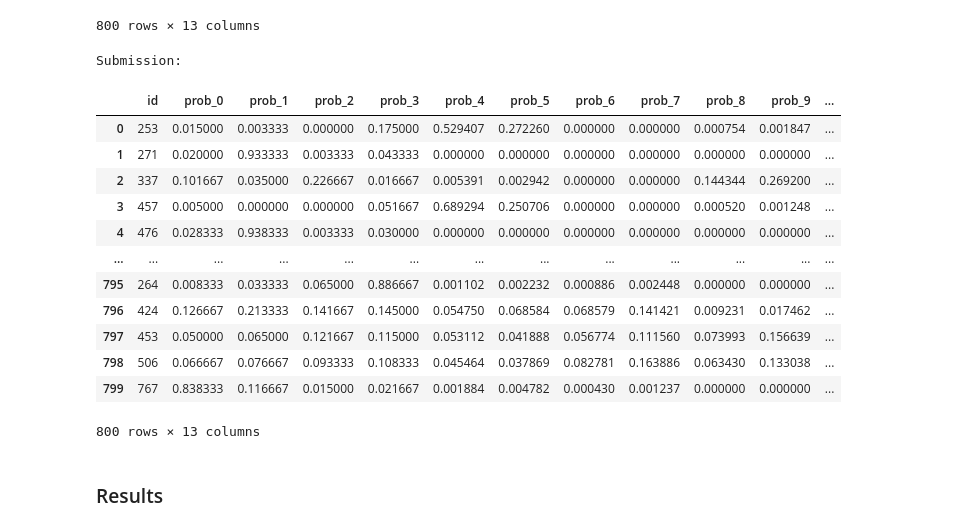
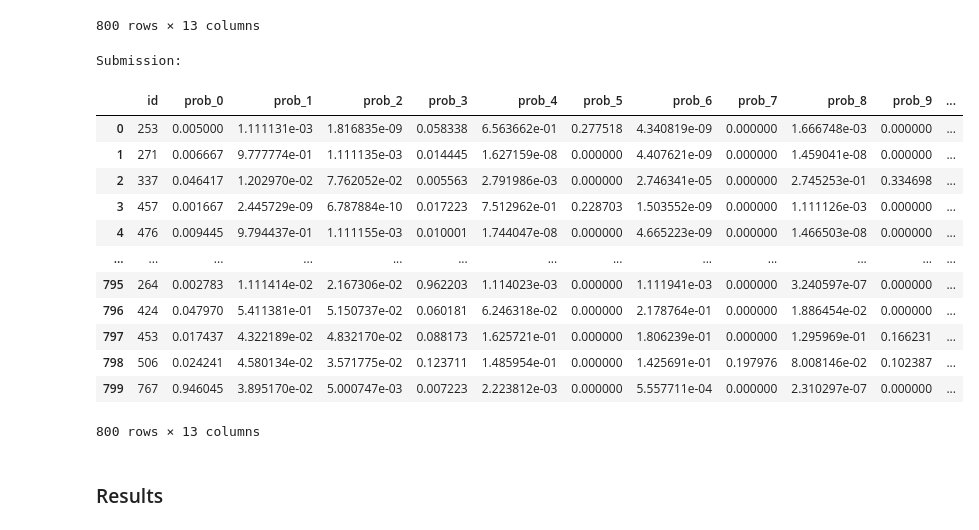
Before and after one commit to Andreavisi1/Challenge_B1_PHM_North_America_2023, a Jupyter notebook: main.ipynb, the cells around one changed output. Saved outputs shown, nothing was run; the diff lists cells and outputs as text; code cells hidden in the pictures.

```diff
--- a/main.ipynb
+++ b/main.ipynb
@@ -438,32 +347,32 @@ Submission:
 # %%
 import utils.submission_generator
 importlib.reload(utils.submission_generator)
 from utils.submission_generator import SubmissionGenerator
 
 generator = SubmissionGenerator()
 submission_df, info = generator.create_submission_simple(
-     X_tr, y_tr, X_te, test_df, best_model, conf_thresh=0.6, contamination=0.05, alpha=0.8
+     X_tr, y_tr, X_te, test_df, best_model, conf_thresh=0.5, contamination=0.05, alpha=0.7
  )
 
 # -------------------------
 # Risultati
 # -------------------------
 print("Submission:")
 submission_df
 # %% [output]
 Submission:
 |  | id | prob_0 | prob_1 | prob_2 | prob_3 | prob_4 | prob_5 | prob_6 | prob_7 | prob_8 | prob_9 | ... |
-| 0 | 253 | 0.015000 | 0.003333 | 0.000000 | 0.175000 | 0.529407 | 0.272260 | 0.000000 | 0.000000 | 0.000754 | 0.001847 | ... |
-| 1 | 271 | 0.020000 | 0.933333 | 0.003333 | 0.043333 | 0.000000 | 0.000000 | 0.000000 | 0.000000 | 0.000000 | 0.000000 | ... |
-| 2 | 337 | 0.101667 | 0.035000 | 0.226667 | 0.016667 | 0.005391 | 0.002942 | 0.000000 | 0.000000 | 0.144344 | 0.269200 | ... |
-| 3 | 457 | 0.005000 | 0.000000 | 0.000000 | 0.051667 | 0.689294 | 0.250706 | 0.000000 | 0.000000 | 0.000520 | 0.001248 | ... |
-| 4 | 476 | 0.028333 | 0.938333 | 0.003333 | 0.030000 | 0.000000 | 0.000000 | 0.000000 | 0.000000 | 0.000000 | 0.000000 | ... |
+| 0 | 253 | 0.005000 | 1.111131e-03 | 1.816835e-09 | 0.058338 | 6.563662e-01 | 0.277518 | 4.340819e-09 | 0.000000 | 1.666748e-03 | 0.000000 | ... |
+| 1 | 271 | 0.006667 | 9.777774e-01 | 1.111135e-03 | 0.014445 | 1.627159e-08 | 0.000000 | 4.407621e-09 | 0.000000 | 1.459041e-08 | 0.000000 | ... |
+| 2 | 337 | 0.046417 | 1.202970e-02 | 7.762052e-02 | 0.005563 | 2.791986e-03 | 0.000000 | 2.746341e-05 | 0.000000 | 2.745253e-01 | 0.334698 | ... |
+| 3 | 457 | 0.001667 | 2.445729e-09 | 6.787884e-10 | 0.017223 | 7.512962e-01 | 0.228703 | 1.503552e-09 | 0.000000 | 1.111126e-03 | 0.000000 | ... |
+| 4 | 476 | 0.009445 | 9.794437e-01 | 1.111155e-03 | 0.010001 | 1.744047e-08 | 0.000000 | 4.665223e-09 | 0.000000 | 1.466503e-08 | 0.000000 | ... |
 | ... | ... | ... | ... | ... | ... | ... | ... | ... | ... | ... | ... | ... |
-| 795 | 264 | 0.008333 | 0.033333 | 0.065000 | 0.886667 | 0.001102 | 0.002232 | 0.000886 | 0.002448 | 0.000000 | 0.000000 | ... |
-| 796 | 424 | 0.126667 | 0.213333 | 0.141667 | 0.145000 | 0.054750 | 0.068584 | 0.068579 | 0.141421 | 0.009231 | 0.017462 | ... |
-| 797 | 453 | 0.050000 | 0.065000 | 0.121667 | 0.115000 | 0.053112 | 0.041888 | 0.056774 | 0.111560 | 0.073993 | 0.156639 | ... |
-| 798 | 506 | 0.066667 | 0.076667 | 0.093333 | 0.108333 | 0.045464 | 0.037869 | 0.082781 | 0.163886 | 0.063430 | 0.133038 | ... |
-| 799 | 767 | 0.838333 | 0.116667 | 0.015000 | 0.021667 | 0.001884 | 0.004782 | 0.000430 | 0.001237 | 0.000000 | 0.000000 | ... |
+| 795 | 264 | 0.002783 | 1.111414e-02 | 2.167306e-02 | 0.962203 | 1.114023e-03 | 0.000000 | 1.111941e-03 | 0.000000 | 3.240597e-07 | 0.000000 | ... |
+| 796 | 424 | 0.047970 | 5.411381e-01 | 5.150737e-02 | 0.060181 | 6.246318e-02 | 0.000000 | 2.178764e-01 | 0.000000 | 1.886454e-02 | 0.000000 | ... |
+| 797 | 453 | 0.017437 | 4.322189e-02 | 4.832170e-02 | 0.088173 | 1.625721e-01 | 0.000000 | 1.806239e-01 | 0.000000 | 1.295969e-01 | 0.166231 | ... |
+| 798 | 506 | 0.024241 | 4.580134e-02 | 3.571775e-02 | 0.123711 | 1.485954e-01 | 0.000000 | 1.425691e-01 | 0.197976 | 8.008146e-02 | 0.102387 | ... |
+| 799 | 767 | 0.946045 | 3.895170e-02 | 5.000747e-03 | 0.007223 | 2.223812e-03 | 0.000000 | 5.557711e-04 | 0.000000 | 2.310297e-07 | 0.000000 | ... |
 800 rows × 13 columns
 # %% [markdown]
 ### Results
```
Also changed, not shown: parts of 5 cells of this notebook, 2 other files.
